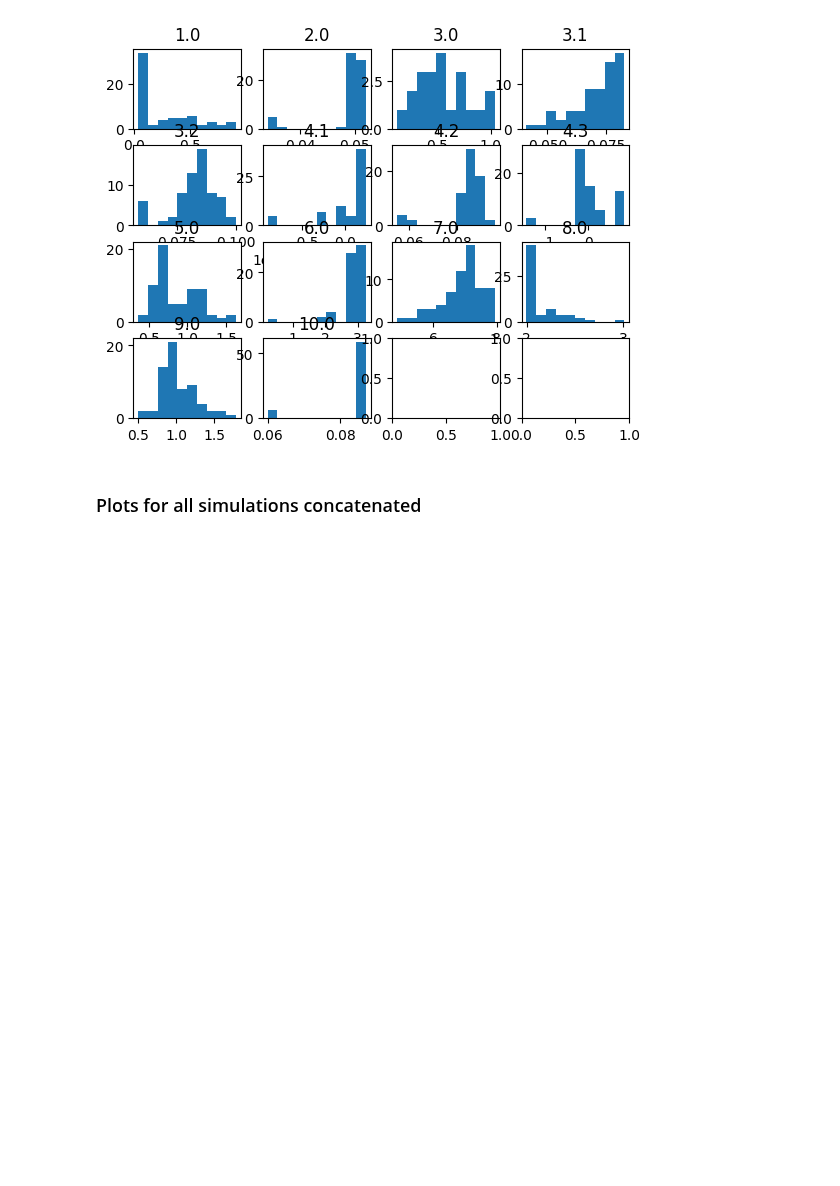
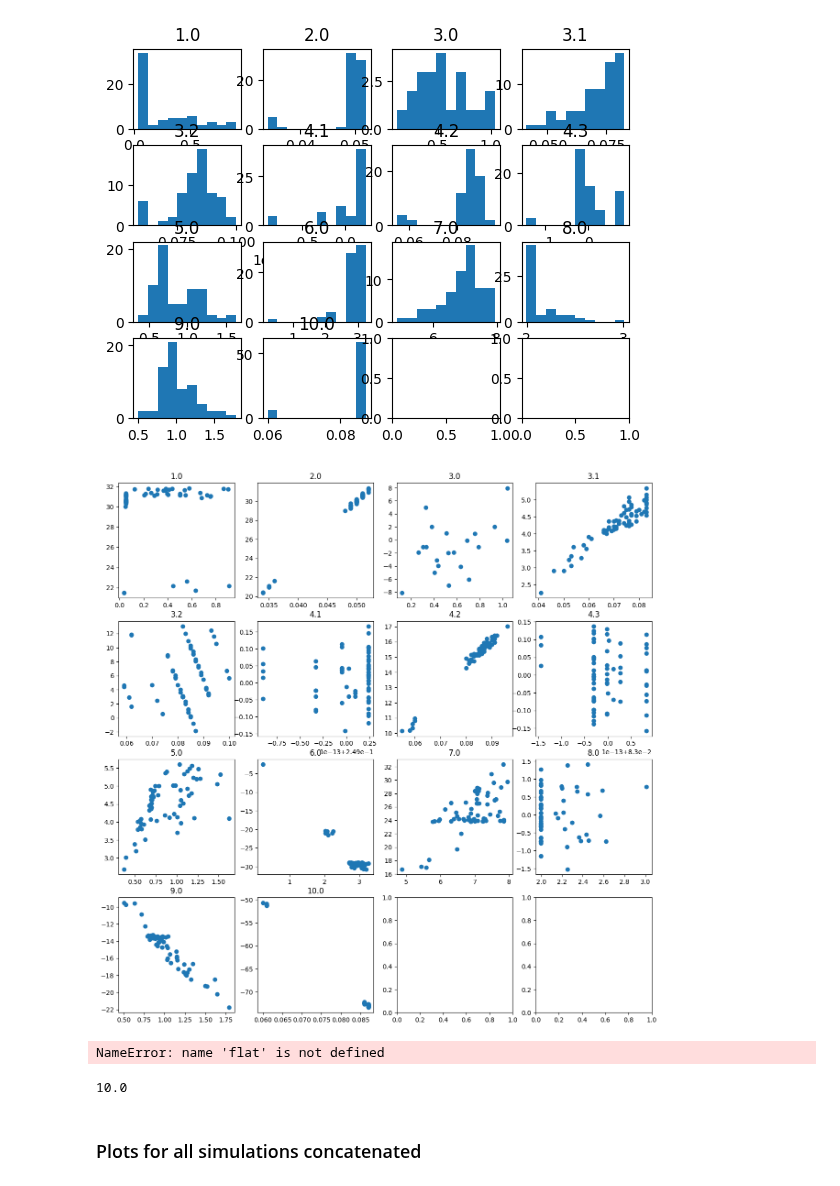
Before and after one commit to jonasbruhub/Analysis-of-Production-flow-systems-with-focus-on-industry, a Jupyter notebook: Simulations and code/Multiple Cycle Data exploration.ipynb, the cells around one changed output. Drawn from its saved outputs; the diff is of its cells as text; code cells hidden in the pictures; blank space fills up the shorter version.

Commit message:
Include event level

```diff
--- a/Simulations and code/Multiple Cycle Data exploration.ipynb
+++ b/Simulations and code/Multiple Cycle Data exploration.ipynb
@@ -205,9 +205,22 @@ for idx, frameID in enumerate(frameIDList):
 # %%
 event_level1 = sim1_prod_abs.groupby(["EventFrameID_Reference","BatchID"]).L1_WithSensorNoise_PV.apply( np.array ).apply( lambda x : x[-1])
 event_leveldiff1 = sim1_prod_abs.groupby(["EventFrameID_Reference","BatchID"]).L1_WithSensorNoise_PV.apply( np.array ).apply( lambda x : x[-1] - x[0])
 
+fig, axs = plt.subplots(4, 4, figsize=(15, 15))
 
-print("Workspace solved")
+for idx, frameID in enumerate(frameIDList):
+    axs.flat[idx].scatter(event_times1[frameID],event_leveldiff1[frameID])
+    axs.flat[idx].title.set_text(f"{frameID}")
+# %% [output]
+[figure, added]
+# %%
+flat[idx]
+# %% [output]
+NameError: name 'flat' is not defined
+# %%
+frameID
+# %% [output]
+10.0
 # %% [markdown]
 ### Plots for all simulations concatenated
 # %%
```
